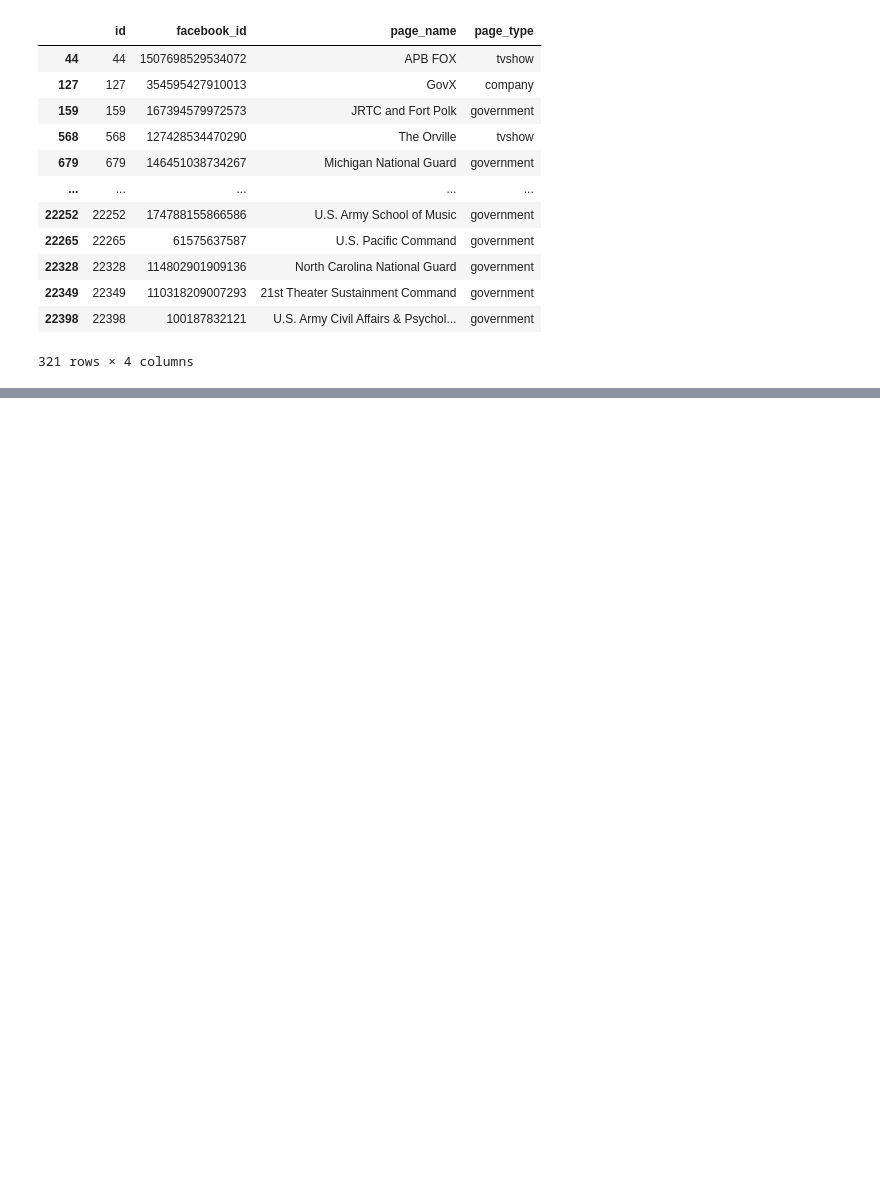
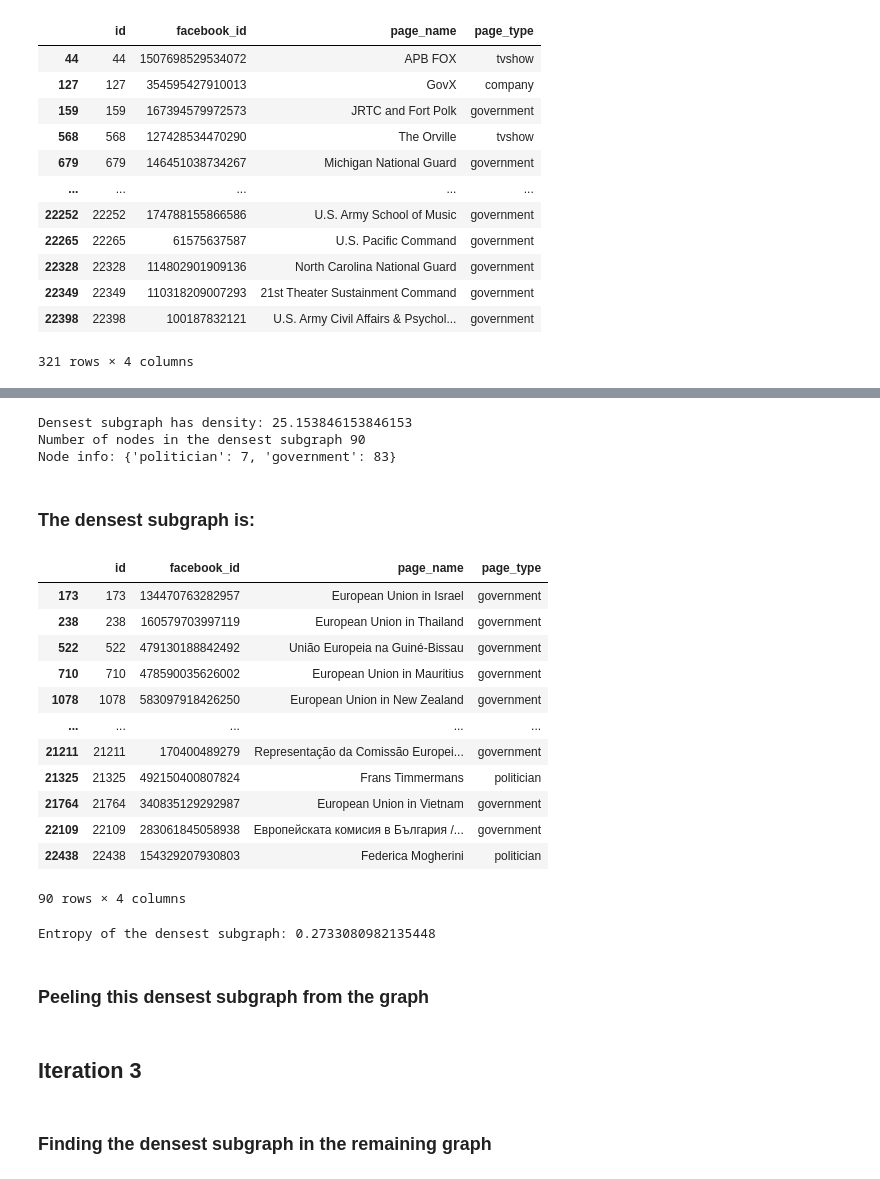
Before and after one commit to Kishan-Ved/DS_Clustering, a Jupyter notebook: data_science_assignment1.ipynb, the cells around one changed output, grey strips where cells are left out. Cells and saved outputs as stored; diff of their text form; code cells hidden in the pictures; blank space fills up the shorter version.

```diff
--- a/data_science_assignment1.ipynb
+++ b/data_science_assignment1.ipynb
@@ -252,0 +290,13 @@ df[df['id'].isin(graph)]
+# %%
+tot = sum(deg.values())/2
+print("Number of edges e(S,S) is:",tot) # e(S,S)
+
+ctr = len(deg) # |S|
+total_vertices = ctr
+print("The total number of vertices in the graph is:",total_vertices)
+
+density = [] # stores densities
+vertex = [] # vertex[0:i] (i included) contains vertices removed to achive density[i+1], i+1 as density[0] is for the full graph
+
+density.append(tot/total_vertices) # Density of the full graph
+print("Density of the full graph is",density[0])
@@ -252,0 +307,9 @@ df[df['id'].isin(graph)]
+# %%
+i = 1
+while(ctr>1):
+    i+=1
+    if (i%1000==0): # Prints i to get an estimate of how much execution is done
+        print(i)
+    find_density_greedy()
+    if(tot != sum(deg.values())/2): # Checks for correctness
+        print("here")
@@ -252,0 +334,51 @@ df[df['id'].isin(graph)]
+# %%
+density = np.array(density)
+x = np.argmax(density) - 1 # -1 as density[0] is the density of the full graph.
+print("Densest subgraph has density:",density[x])
+
+graph = []
+for i in list(neighbors.keys()):
+    if i not in vertex[:x+1]:
+        graph.append(i)
+print("Number of nodes in the densest subgraph",len(graph))
+
+dense1 = {}
+for ver in graph:
+    type = df.loc[ver, 'page_type']
+    if(type in dense1.keys()):
+        dense1[type] += 1
+    else:
+        dense1[type] = 1
+
+print("Node info:",dense1)
+# %% [output]
+Densest subgraph has density: 25.153846153846153
+Number of nodes in the densest subgraph 90
+Node info: {'politician': 7, 'government': 83}
+# %% [markdown]
+### The densest subgraph is:
+# %%
+df[df['id'].isin(graph)]
+# %% [output]
+|  | id | facebook_id | page_name | page_type |
+| 173 | 173 | 134470763282957 | European Union in Israel | government |
+| 238 | 238 | 160579703997119 | European Union in Thailand | government |
+| 522 | 522 | 479130188842492 | União Europeia na Guiné-Bissau | government |
+| 710 | 710 | 478590035626002 | European Union in Mauritius | government |
+| 1078 | 1078 | 583097918426250 | European Union in New Zealand | government |
+| ... | ... | ... | ... | ... |
+| 21211 | 21211 | 170400489279 | Representação da Comissão Europei... | government |
+| 21325 | 21325 | 492150400807824 | Frans Timmermans | politician |
+| 21764 | 21764 | 340835129292987 | European Union in Vietnam | government |
+| 22109 | 22109 | 283061845058938 | Европейската комисия в България /... | government |
+| 22438 | 22438 | 154329207930803 | Federica Mogherini | politician |
+90 rows × 4 columns
+# %%
+entropy=0
+for x in dense1.values():
+    entropy += -1*(x/sum(dense1.values()))*np.log(x/sum(dense1.values()))
+print("Entropy of the densest subgraph:",entropy)
+# %% [output]
+Entropy of the densest subgraph: 0.2733080982135448
+# %% [markdown]
+### Peeling this densest subgraph from the graph
@@ -252,0 +387,4 @@ df[df['id'].isin(graph)]
+# %% [markdown]
+## Iteration 3
+# %% [markdown]
+### Finding the densest subgraph in the remaining graph
```
Also changed, not shown: parts of 53 cells of this notebook.
